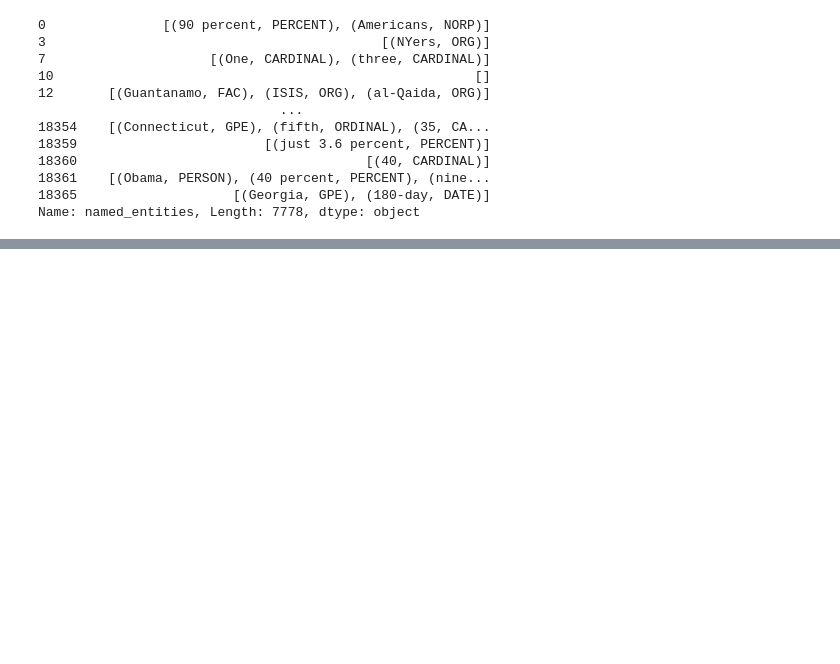
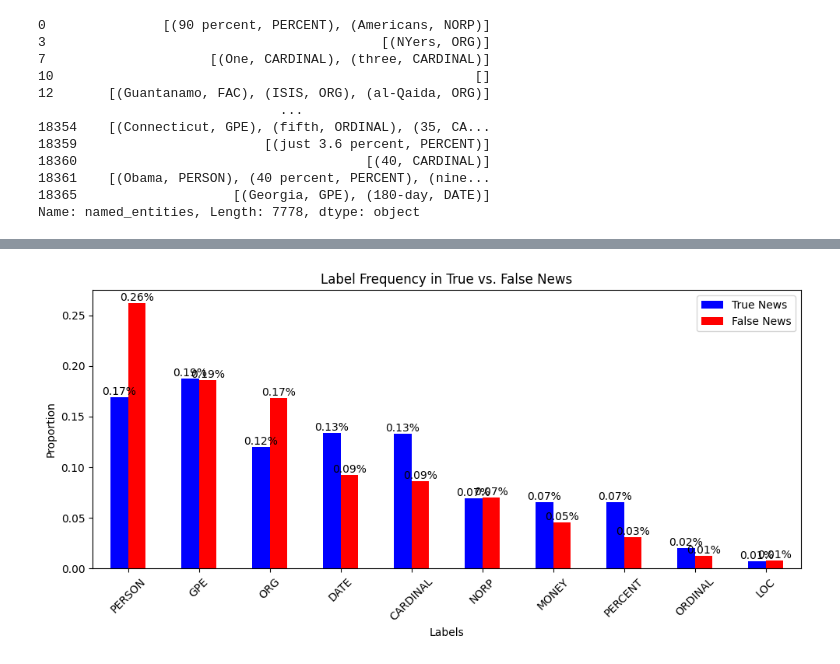
Before and after one commit to matusstanko/NLPD_18, a Jupyter notebook: spacy.ipynb, the cells around one changed output, grey strips where cells are left out. Drawn from its saved outputs; the diff is of its cells as text; code cells hidden in the pictures; blank space fills up the shorter version.

```diff
--- a/spacy.ipynb
+++ b/spacy.ipynb
@@ -171,0 +201,27 @@ plt.show()
+# %%
+# label counts (normalized)
+combined_label_counts = ((df_true['label'].value_counts(normalize=True) +
+                          df_false['label'].value_counts(normalize=True)))
+top_10_labels = combined_label_counts.nlargest(10).index
+
+true_label_counts = df_true['label'].value_counts(normalize=True).reindex(top_10_labels, fill_value=0)
+false_label_counts = df_false['label'].value_counts(normalize=True).reindex(top_10_labels, fill_value=0)
+
+label_df = pd.DataFrame({'True News': true_label_counts, 'False News': false_label_counts})
+
+fig, ax = plt.subplots(figsize=(10, 5))
+bars = label_df.plot(kind='bar', ax=ax, color=['blue', 'red'])
+ax.set_xlabel("Labels")
+ax.set_ylabel("Proportion")
+ax.set_title("Label Frequency in True vs. False News")
+ax.legend(["True News", "False News"])
+ax.tick_params(axis='x', rotation=45)
+
+# add labels (percentages) on top
+ax.bar_label(ax.containers[0], fmt="%.2f%%")
+ax.bar_label(ax.containers[1], fmt="%.2f%%")
+
+plt.tight_layout()
+plt.show()
+# %% [output]
+[figure, added]
```
Also changed, not shown: parts of 6 cells of this notebook, 1 other file.
